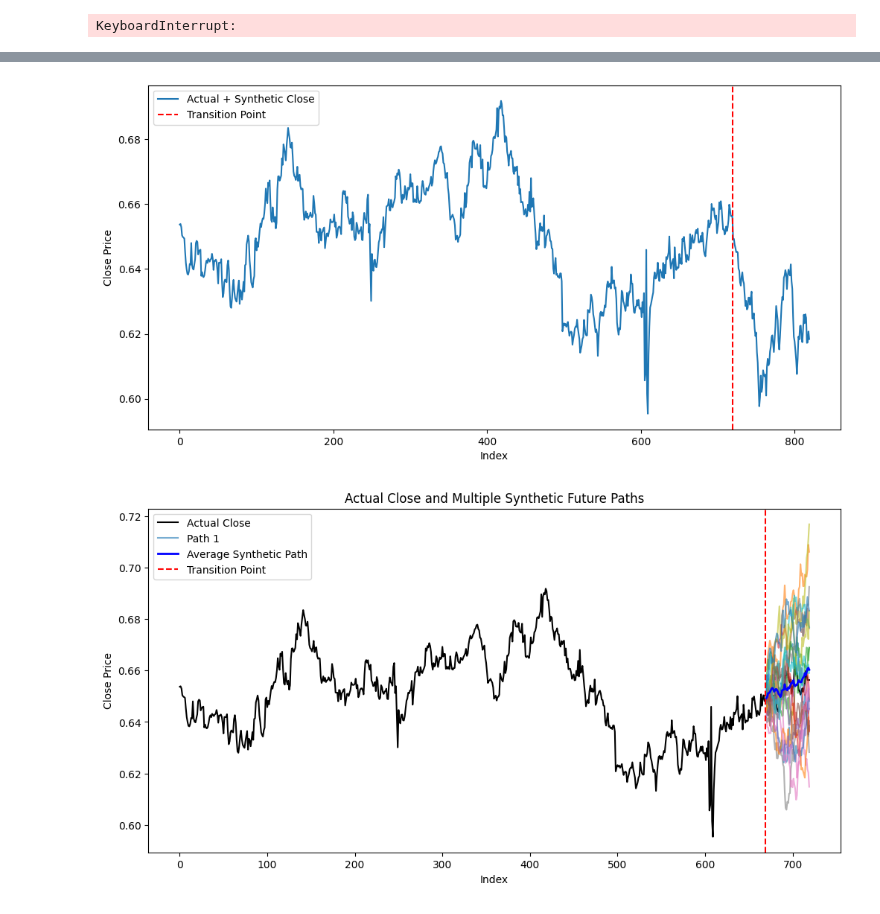
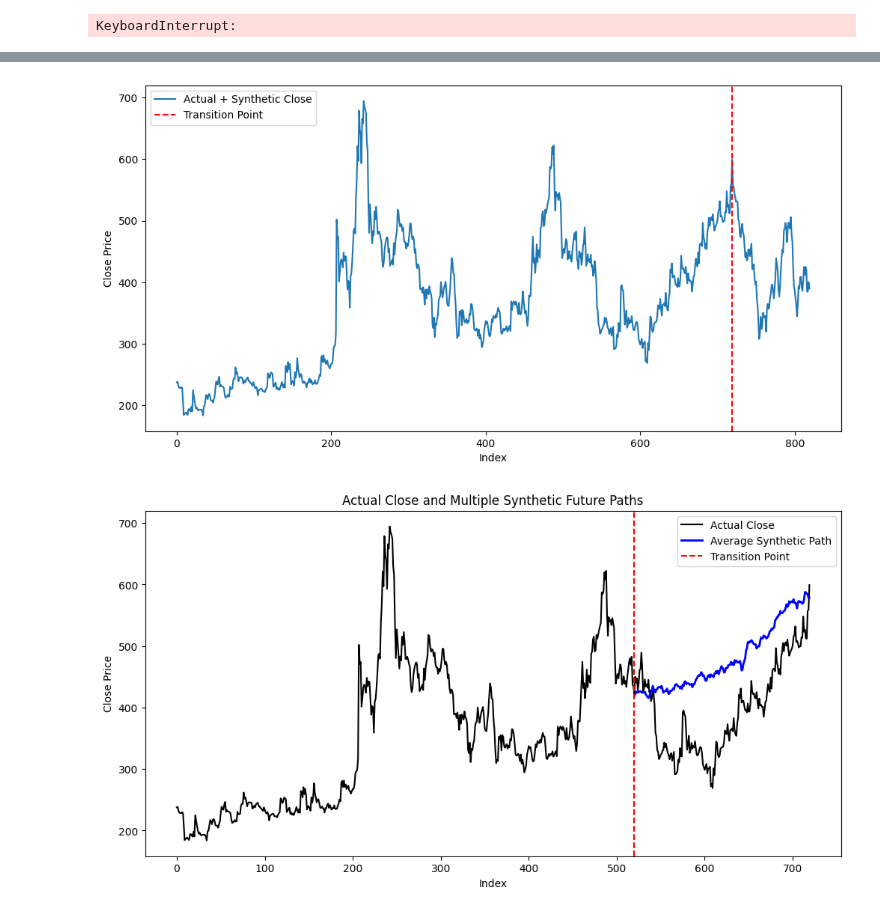
Before and after one commit to nickwilliamsdev/treetrader, a Jupyter notebook: kraken_playground.ipynb, the cells around one changed output, grey strips where cells are left out. Drawn from its saved outputs; the diff is of its cells as text; code cells hidden in the pictures.

Commit message:
more gen data work

```diff
--- a/kraken_playground.ipynb
+++ b/kraken_playground.ipynb
@@ -30,7 +30,7 @@ hist_dict = wrapper.pull_kraken_hist_usd_simple()
 # %% [output]
 KeyboardInterrupt:
 # %%
-test_key = list(hist_dict.keys())[42]
+test_key = list(hist_dict.keys())[55]
 test_result = hist_dict[test_key]
 
 print(test_key)
@@ -77,7 +70,7 @@ print(df.head())
 import numpy as np
 import matplotlib.pyplot as plt
 df['close'] = pd.to_numeric(df['close'], errors='coerce')
-log_returns = np.log(df['close']).diff().dropna()
+log_returns = np.log(df['close'][:-50]).diff().dropna()
 
 plt.plot(df['close'])
 
@@ -125,13 +118,13 @@ plt.ylabel('Close Price')
 plt.legend()
 plt.show()
 # %% [output]
-[figure, old version]
+[figure, new version]
 # %%
 # Number of synthetic paths to generate
 seeds = [21, 42, 63, 84, 105, 126, 147, 168, 189, 210]  # Different seeds for variety
-seeds = range(100, 100 + 21)
+seeds = range(100, 100 + 34)
 num_paths = len(seeds)
-gen_start = len(df) - 50  # Start generating synthetic paths from the last 100 points of actual data
+gen_start = 200  # Start generating synthetic paths from the last 100 points of actual data
 synthetic_paths = []
 
 for seed in seeds:
@@ -139,35 +132,35 @@ for seed in seeds:
         mu=log_returns.mean(),
         sigma=sigma,
         dt=1,
-        n_steps=50,
+        n_steps=gen_start,
         seed=seed
     )
-    test_data = dg.generate(start=df['close'].iloc[-50])
+    test_data = dg.generate(start=df['close'].iloc[-gen_start])
     synthetic_paths.append(test_data['close'].values)
 
 # Plot actual data
 plt.figure(figsize=(12, 6))
 plt.plot(df['close'], color='black', label='Actual Close')
 
 # Plot all synthetic paths
 
 '''for i, path in enumerate(synthetic_paths):
     plt.plot(range(len(df)-50, len(df) + len(path)-50), path, alpha=0.6, label=f'Path {i+1}' if i == 0 else None)'''
 
 # Convert list of arrays to a 2D NumPy array
 paths_array = np.array(synthetic_paths)  # shape: (num_paths, n_steps)
 
 # Calculate the average path
 avg_path = paths_array.mean(axis=0)
 # Plot the average synthetic path
-plt.plot(range(len(df)-50, len(df) + len(avg_path) - 50), avg_path, color='blue', linewidth=2, label='Average Synthetic Path')
+plt.plot(range(len(df)-gen_start, len(df) + len(avg_path) - gen_start), avg_path, color='blue', linewidth=2, label='Average Synthetic Path')
 
 
-plt.axvline(len(df)-51, color='red', linestyle='--', label='Transition Point')
+plt.axvline(len(df)-gen_start, color='red', linestyle='--', label='Transition Point')
 plt.xlabel('Index')
 plt.ylabel('Close Price')
 plt.legend()
 plt.title('Actual Close and Multiple Synthetic Future Paths')
 plt.show()
 # %% [output]
-[figure, old version]
+[figure, new version]
```
Also changed, not shown: parts of 4 cells of this notebook.
